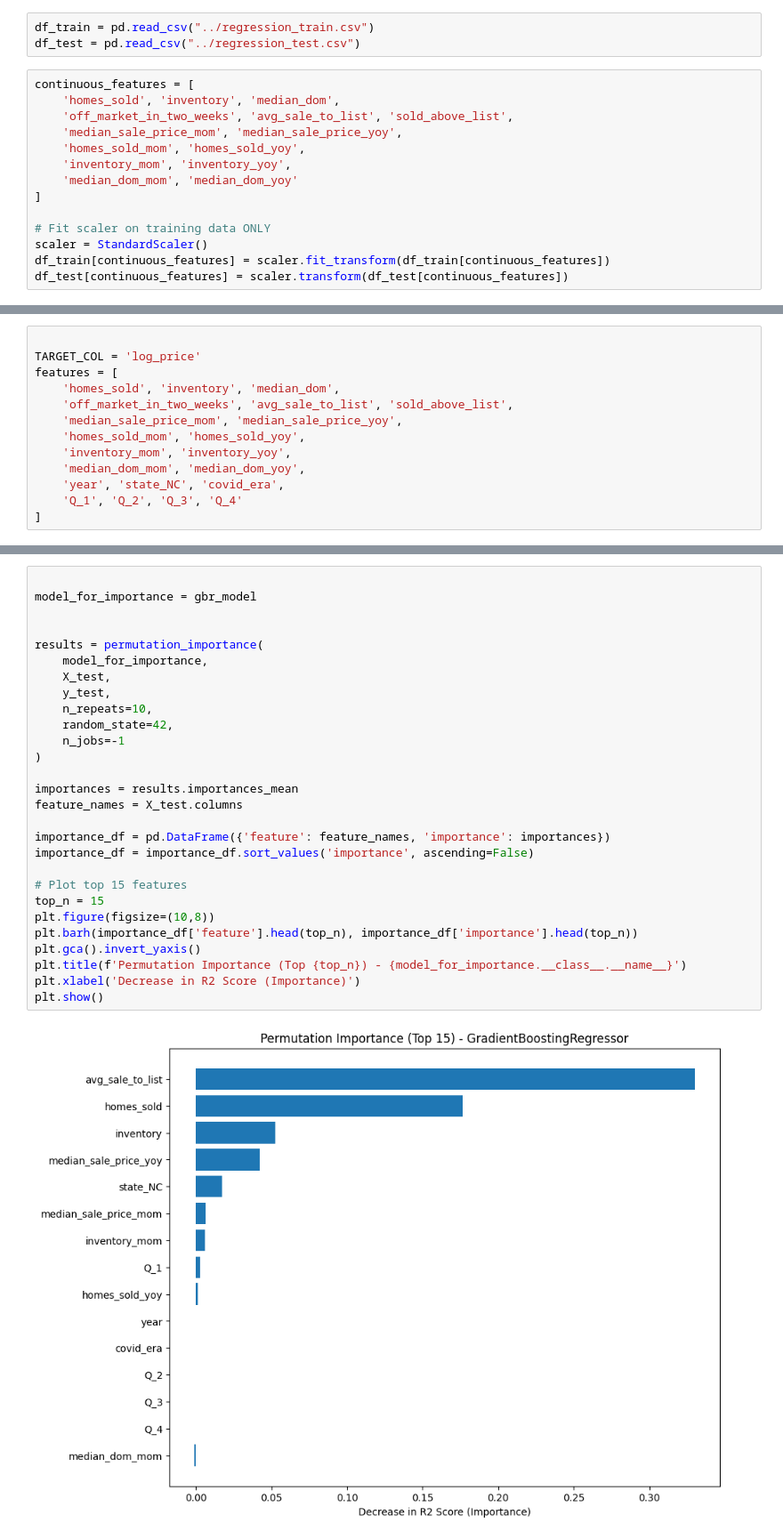
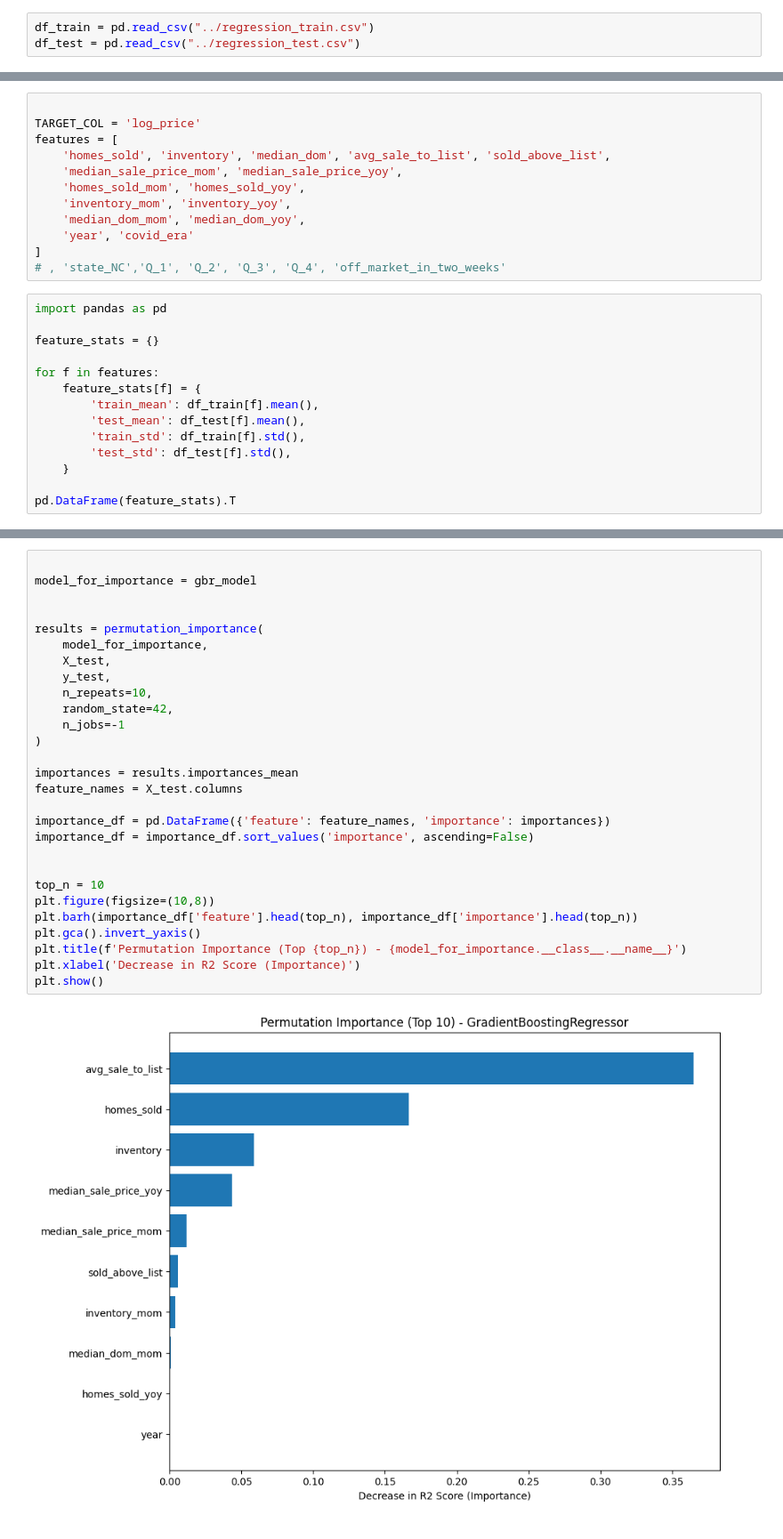
Before and after one commit to dganesh05/Real-Estate-Market-Timing-Investment-Risk-Stratification, a Jupyter notebook: notebooks/regression2.ipynb, the cells around one changed output, grey strips where cells are left out. Shown at 89% size. Drawn from its saved outputs; the diff is of its cells as text.

```diff
--- a/notebooks/regression2.ipynb
+++ b/notebooks/regression2.ipynb
@@ -17,17 +16,3 @@ import time
 # %%
 df_train = pd.read_csv("../regression_train.csv")
 df_test = pd.read_csv("../regression_test.csv")
-# %%
-continuous_features = [
-    'homes_sold', 'inventory', 'median_dom',
-    'off_market_in_two_weeks', 'avg_sale_to_list', 'sold_above_list',
-    'median_sale_price_mom', 'median_sale_price_yoy',
-    'homes_sold_mom', 'homes_sold_yoy',
-    'inventory_mom', 'inventory_yoy',
-    'median_dom_mom', 'median_dom_yoy'
-]
-
-# Fit scaler on training data ONLY
-scaler = StandardScaler()
-df_train[continuous_features] = scaler.fit_transform(df_train[continuous_features])
-df_test[continuous_features] = scaler.transform(df_test[continuous_features])
@@ -55,12 +53,25 @@ memory usage: 1.5+ MB
 
 TARGET_COL = 'log_price'
 features = [
-    'homes_sold', 'inventory', 'median_dom',
-    'off_market_in_two_weeks', 'avg_sale_to_list', 'sold_above_list',
+    'homes_sold', 'inventory', 'median_dom', 'avg_sale_to_list', 'sold_above_list',
     'median_sale_price_mom', 'median_sale_price_yoy',
     'homes_sold_mom', 'homes_sold_yoy',
     'inventory_mom', 'inventory_yoy',
     'median_dom_mom', 'median_dom_yoy',
-    'year', 'state_NC', 'covid_era',
-    'Q_1', 'Q_2', 'Q_3', 'Q_4'
+    'year', 'covid_era'
 ]
+# , 'state_NC','Q_1', 'Q_2', 'Q_3', 'Q_4', 'off_market_in_two_weeks'
+# %%
+import pandas as pd
+
+feature_stats = {}
+
+for f in features:
+    feature_stats[f] = {
+        'train_mean': df_train[f].mean(),
+        'test_mean': df_test[f].mean(),
+        'train_std': df_train[f].std(),
+        'test_std': df_test[f].std(),
+    }
+
+pd.DataFrame(feature_stats).T
@@ -184,33 +243,33 @@ RMSE (median_sale_price): $170,951.31
 # %%
 
 model_for_importance = gbr_model
 
 
 results = permutation_importance(
     model_for_importance,
     X_test,
     y_test,
     n_repeats=10,
     random_state=42,
     n_jobs=-1
 )
 
 importances = results.importances_mean
 feature_names = X_test.columns
 
 importance_df = pd.DataFrame({'feature': feature_names, 'importance': importances})
 importance_df = importance_df.sort_values('importance', ascending=False)
 
-# Plot top 15 features
-top_n = 15
+
+top_n = 10
 plt.figure(figsize=(10,8))
 plt.barh(importance_df['feature'].head(top_n), importance_df['importance'].head(top_n))
 plt.gca().invert_yaxis()
 plt.title(f'Permutation Importance (Top {top_n}) - {model_for_importance.__class__.__name__}')
 plt.xlabel('Decrease in R2 Score (Importance)')
 plt.show()
 # %% [output]
-[figure, old version]
+[figure, new version]
 # %%
 
 best_model = gbr_model
```
Also changed, not shown: parts of 14 cells of this notebook, 1 other file.
